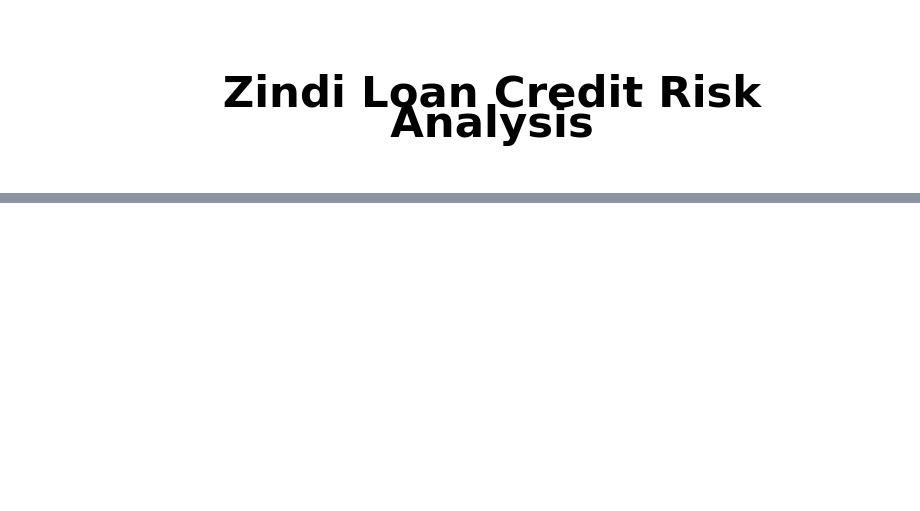
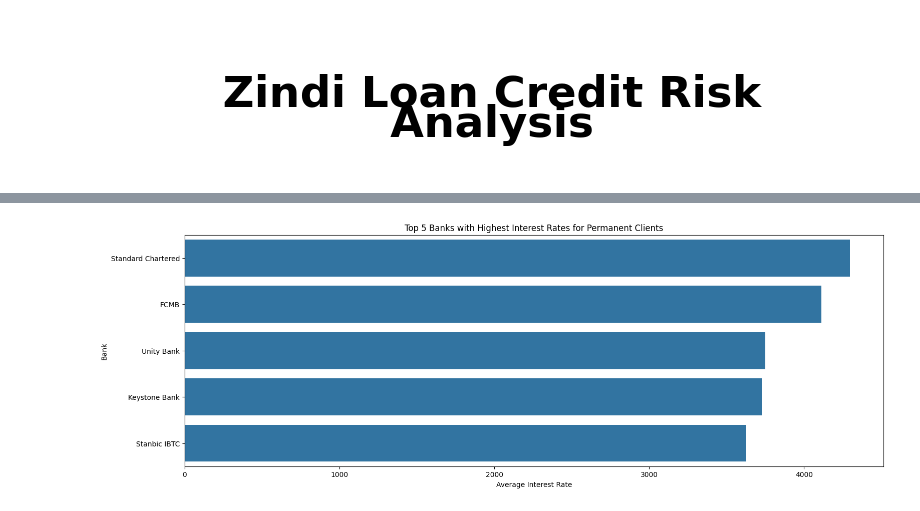
Before and after one commit to derak-isaack/CreditRiskAnalysis, a Jupyter notebook: loan.ipynb, the cells around one changed output, grey strips where cells are left out. Cells and saved outputs as stored; diff of their text form; code cells hidden in the pictures; blank space fills up the shorter version.

```diff
--- a/loan.ipynb
+++ b/loan.ipynb
@@ -67,0 +190,15 @@ df_prev_merge.head()
+# %%
+#top 5 banks who have high interest rates for the permanent employed
+employment_status = 'Permanent'
+df_filtered = df_perf_merge[df_perf_merge['employment_status_clients'] == employment_status]
+df_intcharge = df_filtered.groupby('bank_name_clients')['interest'].mean().reset_index()
+top_banks = df_intcharge.sort_values(by='interest', ascending=False).head(5)
+# %%
+plt.figure(figsize=(18,6))
+sns.barplot(x='interest', y='bank_name_clients', data=top_banks)
+plt.title(f'Top 5 Banks with Highest Interest Rates for {employment_status} Clients')
+plt.xlabel('Average Interest Rate')
+plt.ylabel('Bank')
+plt.show()
+# %% [output]
+[figure, added]
```
Also changed, not shown: parts of 10 cells of this notebook.
